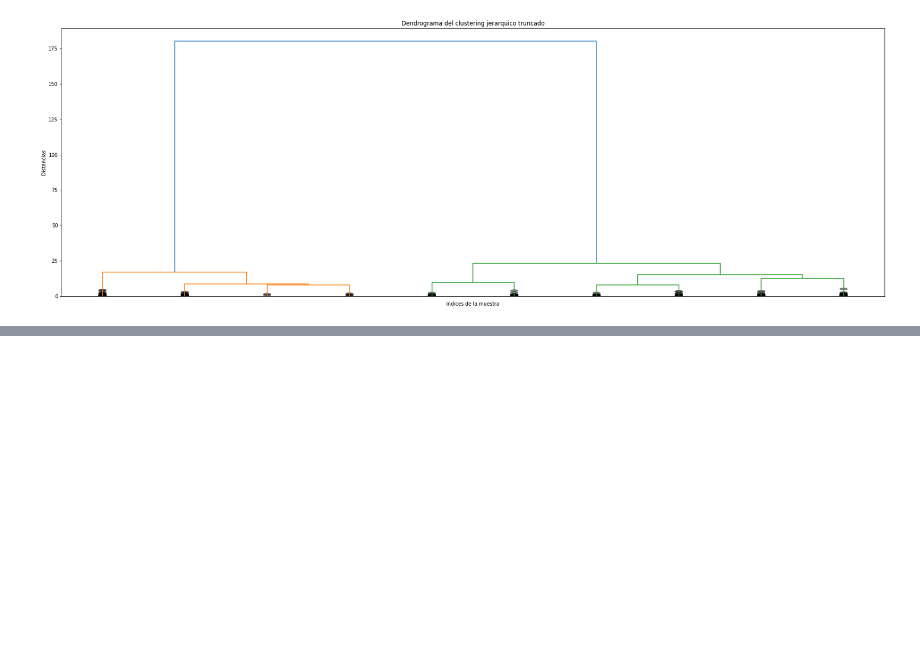
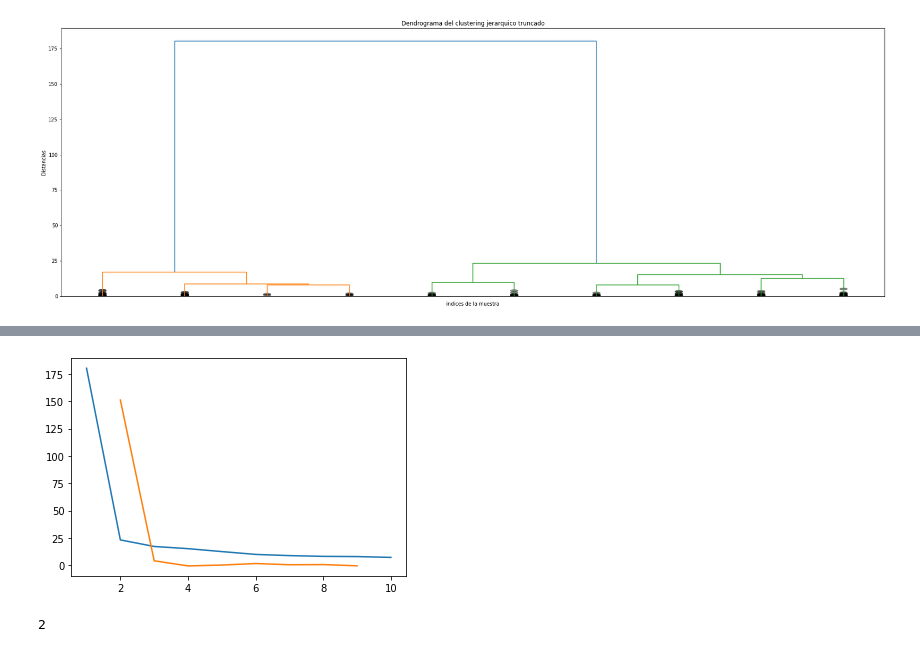
Before and after one commit to LinaTobon/ML_Couse_Udemy, a Jupyter notebook: Clustering/Clustering.ipynb, the cells around one changed output, grey strips where cells are left out. Drawn from its saved outputs; the diff is of its cells as text; code cells hidden in the pictures; blank space fills up the shorter version.

```diff
--- a/Clustering/Clustering.ipynb
+++ b/Clustering/Clustering.ipynb
@@ -249,0 +255,15 @@ def dendogram_tune(*args,**kwargs):
+# %%
+last = Z[-10:,2]
+last_rev = last[::-1]
+idx = np.arange(1,len(last)+1)
+plt.plot(idx,last_rev)
+
+acc = np.diff(last,2)
+acc_rev = acc[::-1]
+plt.plot(idx[:-2]+1,acc_rev)
+plt.show()
+k = acc_rev.argmax()+2
+print(k)
+# %% [output]
+[figure, added]
+2
```
Also changed, not shown: parts of 18 cells of this notebook.
